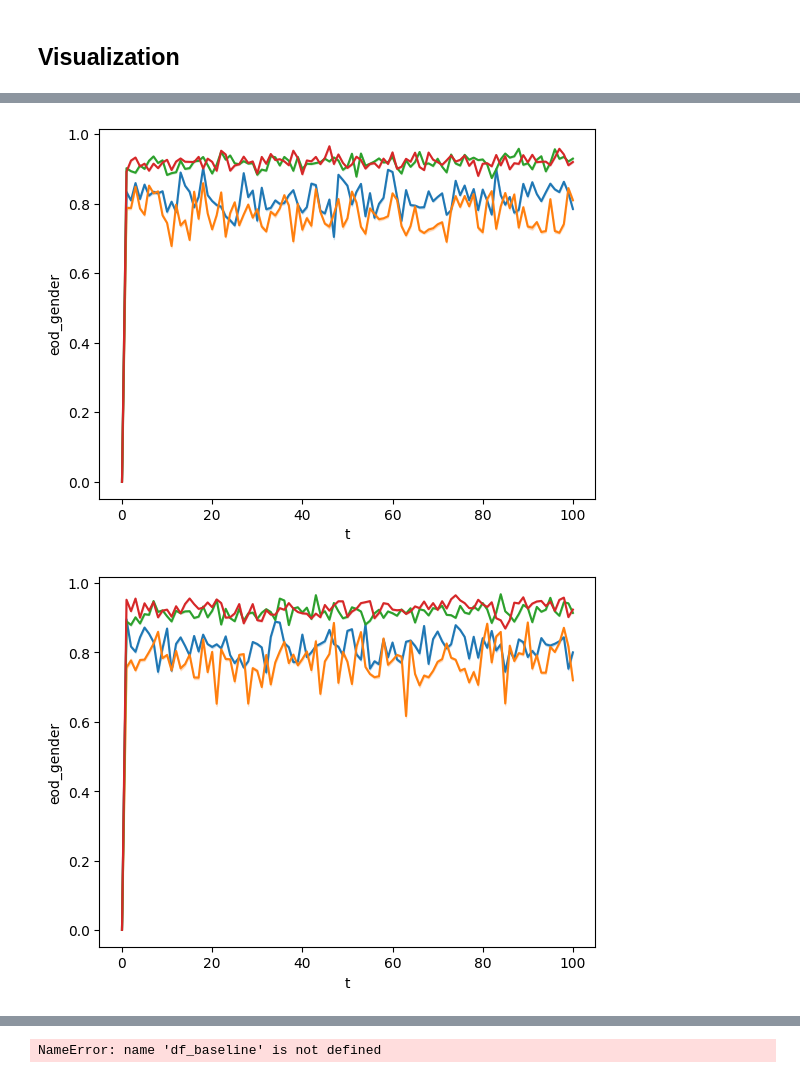
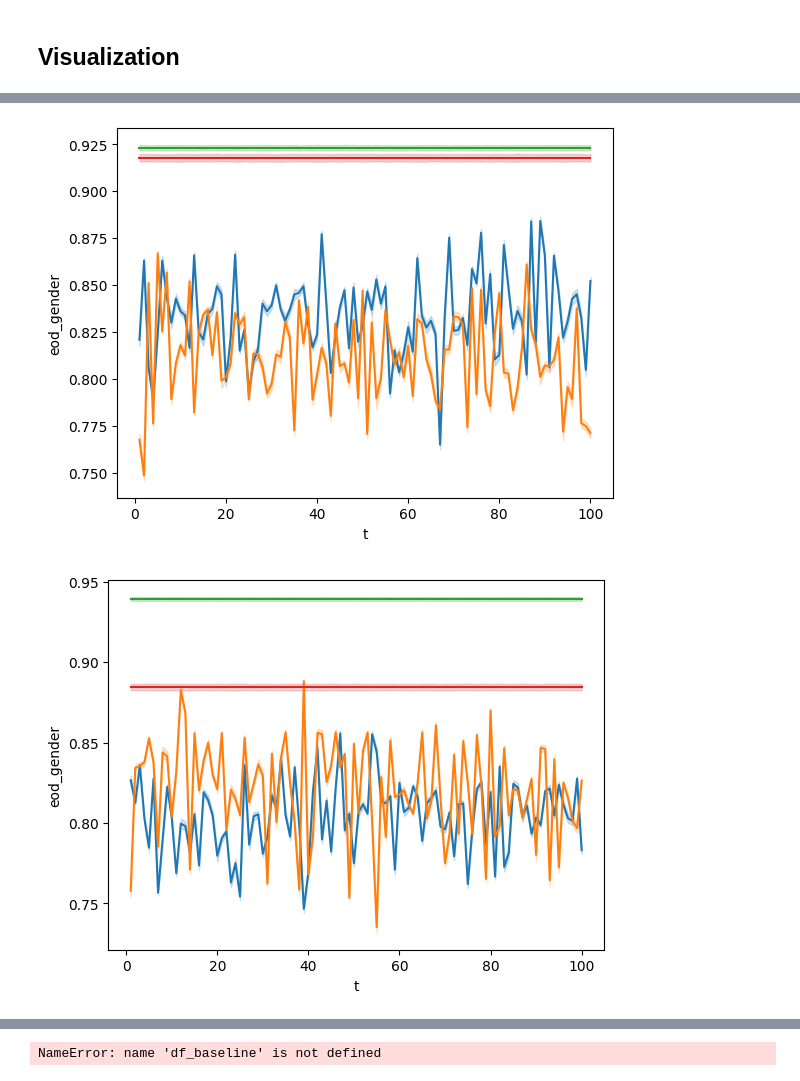
Before and after one commit to Le-Ty/abm_dm_impact, a Jupyter notebook: basic/evals/mlp_vs_clf.ipynb, the cells around one changed output, grey strips where cells are left out. Cells and saved outputs as stored; diff of their text form; code cells hidden in the pictures.

```diff
--- a/basic/evals/mlp_vs_clf.ipynb
+++ b/basic/evals/mlp_vs_clf.ipynb
@@ -190,8 +217,10 @@ with open('parameters_mlp.pkl', "rb") as f:
 # %%
-mlp = transform_pd(mlp)
-mlp_appeal = transform_pd(mlp_appeal)
-proba_appeal = transform_pd(proba_appeal)
-proba = transform_pd(proba)
+# mlp = transform_pd(mlp)
+# mlp_appeal = transform_pd(mlp_appeal)
+# proba_appeal = transform_pd(proba_appeal)
+# proba = transform_pd(proba)
 
-data = [mlp, mlp_appeal, proba, proba_appeal]
+data = [proba]
+
+proba['wealth'].mean()
 # %% [output]
@@ -260,33 +285,33 @@ AttributeError: 'numpy.ndarray' object has no attribute 'xaxis'
 [figure]
 # %%
-bsns.lineplot(   x =  mlp.index.get_level_values('t'),
-                y = mlp['eod_gender'])
+sns.lineplot(   x =  data[3].index.get_level_values('t'),
+                y = data[3]['eod_gender'])
 
-sns.lineplot(   x =  mlp.index.get_level_values('t'),
-                y = mlp['eod_race'])
-sns.lineplot(   x =  mlp.index.get_level_values('t'),
-                y = mlp['dpd_race'])
-sns.lineplot(   x =  mlp.index.get_level_values('t'),
-                y = mlp['dpd_gender'])
+sns.lineplot(   x =  data[3].index.get_level_values('t'),
+                y = data[3]['eod_race'])
+sns.lineplot(   x =  data[3].index.get_level_values('t'),
+                y = data[3]['dpd_race'])
+sns.lineplot(   x =  data[3].index.get_level_values('t'),
+                y = data[3]['dpd_gender'])
 # # plt.ylim(0,0.2)
 # plt.xlim(0,50)
 
 plt.show()
 # %% [output]
-[figure, old version]
+[figure, new version]
 # %%
-sns.lineplot(   x =  proba.index.get_level_values('t'),
-                y = proba['eod_gender'])
+sns.lineplot(   x =  data[1].index.get_level_values('t'),
+                y = data[1]['eod_gender'])
 
-sns.lineplot(   x =  proba.index.get_level_values('t'),
-                y = proba['eod_race'])
-sns.lineplot(   x =  proba.index.get_level_values('t'),
-                y = proba['dpd_race'])
-sns.lineplot(   x =  proba.index.get_level_values('t'),
-                y = proba['dpd_gender'])
+sns.lineplot(   x =  data[1].index.get_level_values('t'),
+                y = data[1]['eod_race'])
+sns.lineplot(   x =  data[1].index.get_level_values('t'),
+                y = data[1]['dpd_race'])
+sns.lineplot(   x =  data[1].index.get_level_values('t'),
+                y = data[1]['dpd_gender'])
 # # plt.ylim(0,0.2)
 # plt.xlim(0,50)
 
 plt.show()
 # %% [output]
-[figure, old version]
+[figure, new version]
```
Also changed, not shown: parts of 10 cells of this notebook, 7 other files.
